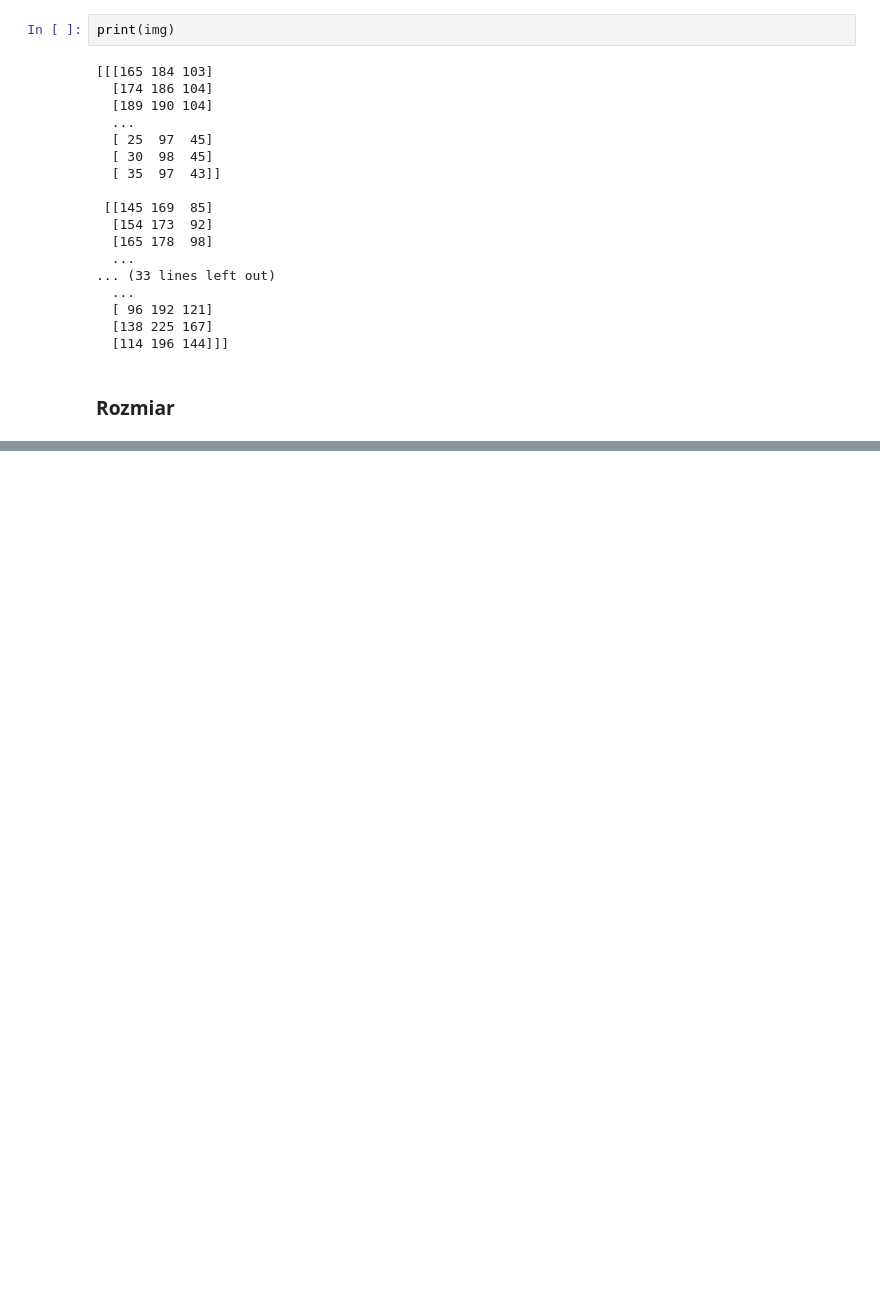
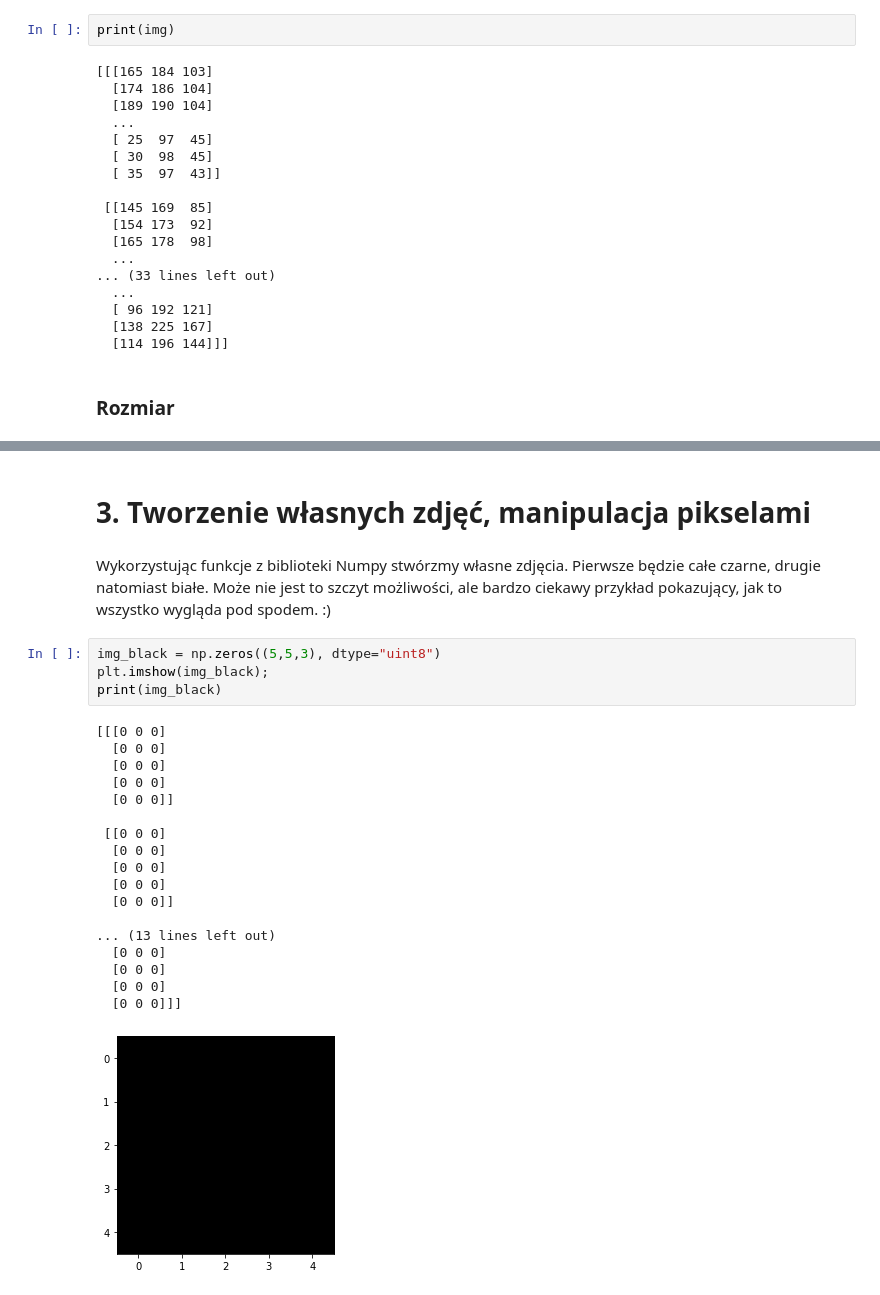
Before and after one commit to DawidMalarz/OpenCV-Tutorial, a Jupyter notebook: OpenCV - Podstawy #1 - Dawid Malarz.ipynb, the cells around one changed output, grey strips where cells are left out. Saved outputs shown, nothing was run; the diff lists cells and outputs as text; blank space fills up the shorter version.

```diff
--- a/OpenCV - Podstawy #1 - Dawid Malarz.ipynb
+++ b/OpenCV - Podstawy #1 - Dawid Malarz.ipynb
@@ -76,0 +138,27 @@ print(img[0][0]) # Odpowiednio B G R
+# %% [markdown]
+# 3. Tworzenie własnych zdjęć, manipulacja pikselami
+# %% [markdown]
+Wykorzystując funkcje z biblioteki Numpy stwórzmy własne zdjęcia. Pierwsze będzie całe czarne, drugie natomiast białe. Może nie jest to szczyt możliwości, ale bardzo ciekawy przykład pokazujący, jak to wszystko wygląda pod spodem. :)
+# %%
+img_black = np.zeros((5,5,3), dtype="uint8")
+plt.imshow(img_black);
+print(img_black)
+# %% [output]
+[[[0 0 0]
+  [0 0 0]
+  [0 0 0]
+  [0 0 0]
+  [0 0 0]]
+
+ [[0 0 0]
+  [0 0 0]
+  [0 0 0]
+  [0 0 0]
+  [0 0 0]]
+
+... (13 lines left out)
+  [0 0 0]
+  [0 0 0]
+  [0 0 0]
+  [0 0 0]]]
+[figure, added]
```
Also changed, not shown: parts of 44 cells of this notebook, 4 other files.
